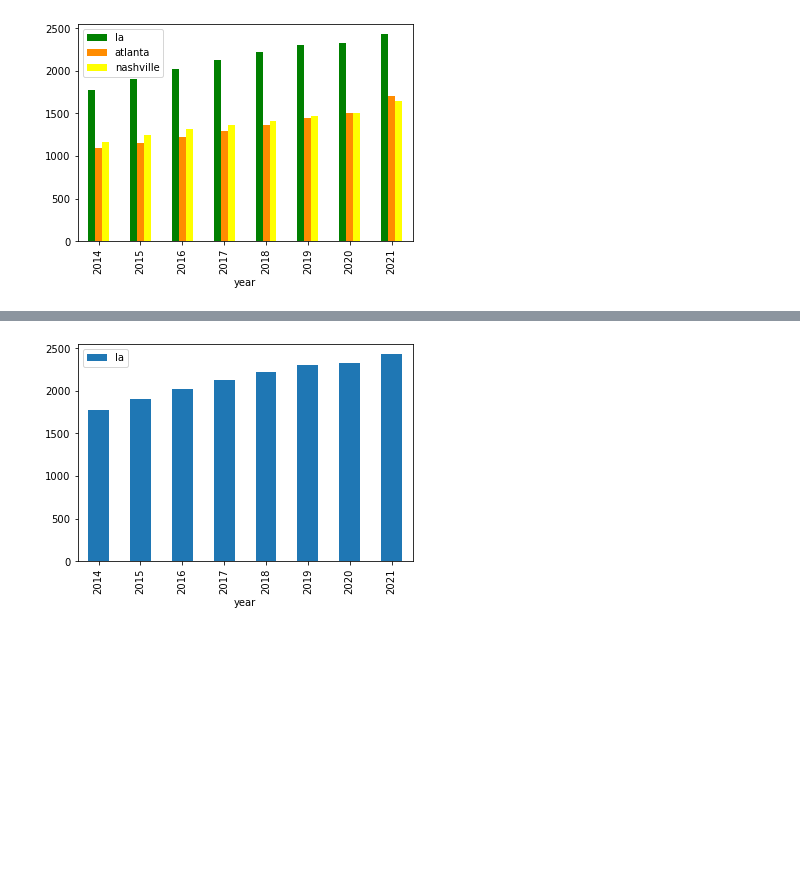
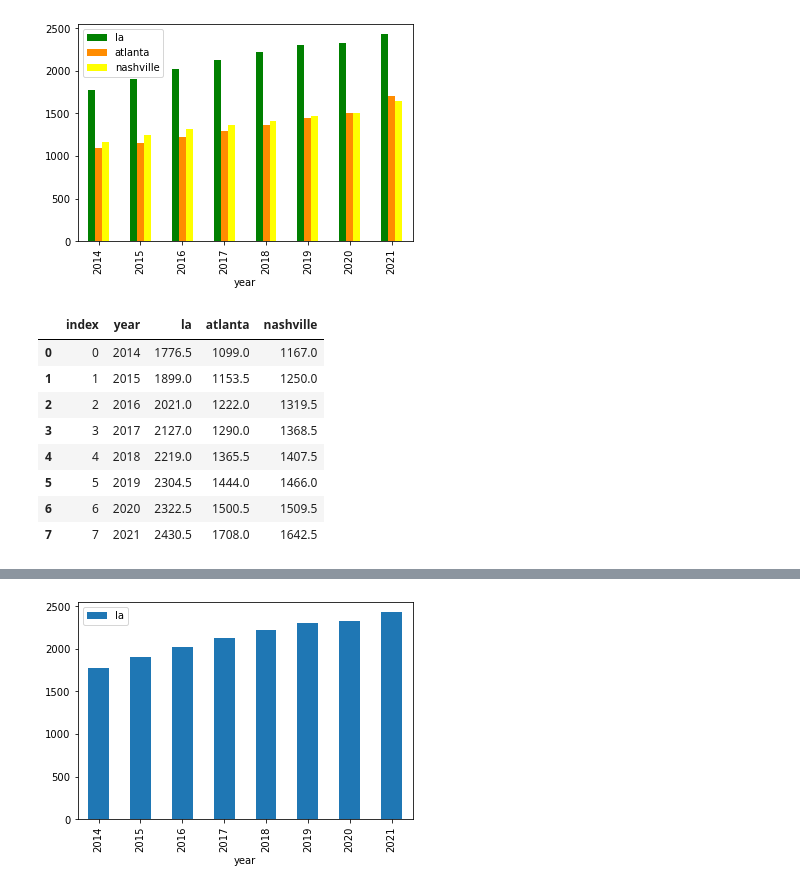
Before and after one commit to Liuchenxi1/Nashville-house-market-analysis, a Jupyter notebook: Rental data 12.5.ipynb, the cells around one changed output, grey strips where cells are left out. Cells and saved outputs as stored; diff of their text form; code cells hidden in the pictures; blank space fills up the shorter version.

```diff
--- a/Rental data 12.5.ipynb
+++ b/Rental data 12.5.ipynb
@@ -214,3 +214,15 @@ rentalbyyear.plot(x="year", y=["la", "atlanta", "nashville"], kind="bar", color
 # %% [output]
 <AxesSubplot:xlabel='year'>
 [figure]
+# %%
+rentalbyyear
+# %% [output]
+|  | index | year | la | atlanta | nashville |
+| 0 | 0 | 2014 | 1776.5 | 1099.0 | 1167.0 |
+| 1 | 1 | 2015 | 1899.0 | 1153.5 | 1250.0 |
+| 2 | 2 | 2016 | 2021.0 | 1222.0 | 1319.5 |
+| 3 | 3 | 2017 | 2127.0 | 1290.0 | 1368.5 |
+| 4 | 4 | 2018 | 2219.0 | 1365.5 | 1407.5 |
+| 5 | 5 | 2019 | 2304.5 | 1444.0 | 1466.0 |
+| 6 | 6 | 2020 | 2322.5 | 1500.5 | 1509.5 |
+| 7 | 7 | 2021 | 2430.5 | 1708.0 | 1642.5 |
```
Also changed, not shown: parts of 6 cells of this notebook, 1 other file.
